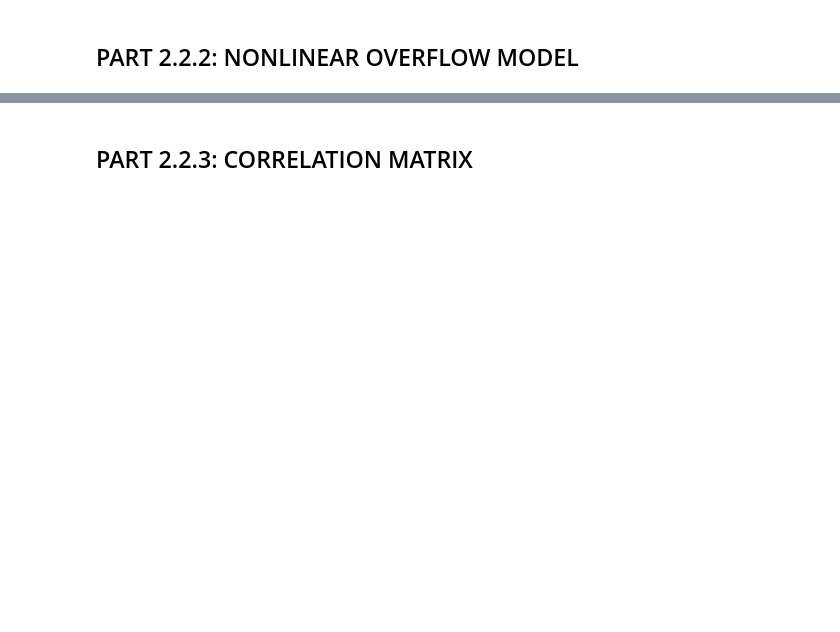
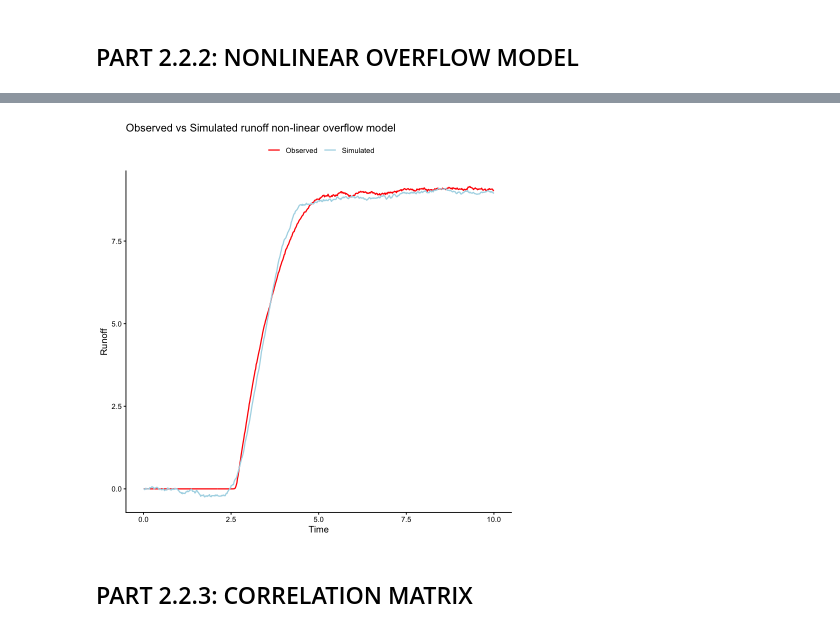
Before and after one commit to chrjx/AdvTSA, a Jupyter notebook: assignment3/part22.ipynb, the cells around one changed output, grey strips where cells are left out. Saved outputs shown, nothing was run; the diff lists cells and outputs as text; code cells hidden in the pictures; blank space fills up the shorter version.

```diff
--- a/assignment3/part22.ipynb
+++ b/assignment3/part22.ipynb
@@ -175,0 +321,80 @@ beta (Thresh):  12.0893
+# %%
+library(ggplot2)
+
+print("---- Parameters from the non-linear fit (2.2.2) ----")
+par_hat <- model$getParameters(type = "all", value = "estimate")
+print(par_hat)
+
+A       <- 1.433
+K       <- 1.670
+sigma_x <- 0.147
+sigma_y <- 0.001
+alpha   <- 2.855
+beta    <- 2.209
+
+# ---- Time and input ----
+time     <- data$t
+time_num <- as.numeric(time)
+n_t      <- length(time_num)
+
+rain <- data$rainfall
+rain[!is.finite(rain)] <- 0
+
+n        <- 3
+n_states <- n + 1
+
+X <- matrix(0, nrow = n_t, ncol = n_states)
+colnames(X) <- paste0("x", 1:n_states)
+
+set.seed(123)
+
+for (i in 2:n_t) {
+  dt_i <- time_num[i] - time_num[i - 1]
+  stopifnot(is.finite(dt_i) && dt_i > 0)
+
+  dw     <- rnorm(n_states, 0, sqrt(dt_i))
+  x_prev <- X[i - 1, ]
+
+  # linear part:
+  X[i, 1] <- x_prev[1] +
+    (A * rain[i] - (n / K) * x_prev[1]) * dt_i + sigma_x * dw[1]
+
+  X[i, 2] <- x_prev[2] +
+    ((n / K) * x_prev[1] - (n / K) * x_prev[2]) * dt_i + sigma_x * dw[2]
+
+  X[i, 3] <- x_prev[3] +
+    ((n / K) * x_prev[2] - (n / K) * x_prev[3]) * dt_i + sigma_x * dw[3]
+
+  # non-linear overflow into x4:
+  q <- 1 / (1 + exp(-alpha * (x_prev[3] - beta)))
+  X[i, 4] <- x_prev[4] +
+    ((n / K) * x_prev[3] * q) * dt_i + sigma_x * dw[4]
+}
+
+stormwater_sim <- X[, 4]
+
+df_plot <- data.frame(
+  time      = time,
+  observed  = data$stormwater,
+  simulated = stormwater_sim,
+  rainfall  = data$rainfall
+)
+
+# ---- Plot 1: Observed vs simulated (2.2.2) ----
+ggplot(df_plot, aes(x = time)) +
+  geom_line(aes(y = observed,  color = "Observed"), linewidth = 0.7) +
+  geom_line(aes(y = simulated, color = "Simulated"), linewidth = 0.7) +
+  scale_color_manual(values = c("Observed" = "red",
+                                "Simulated" = "lightblue")) +
+  labs(
+    title = "Observed vs Simulated runoff non-linear overflow model",
+    y = "Runoff",
+    x = "Time",
+    color = ""
+  ) +
+  theme_classic() +
+  theme(
+    legend.position = "top",
+    plot.title = element_text(size = 13)
+  )
+# %% [output]
@@ -176,3 +403,4 @@ beta (Thresh):  12.0893
+[figure, added]
 # %% [markdown]
 ## PART 2.2.3: CORRELATION MATRIX
 # %%
```
Also changed, not shown: parts of 12 cells of this notebook.
